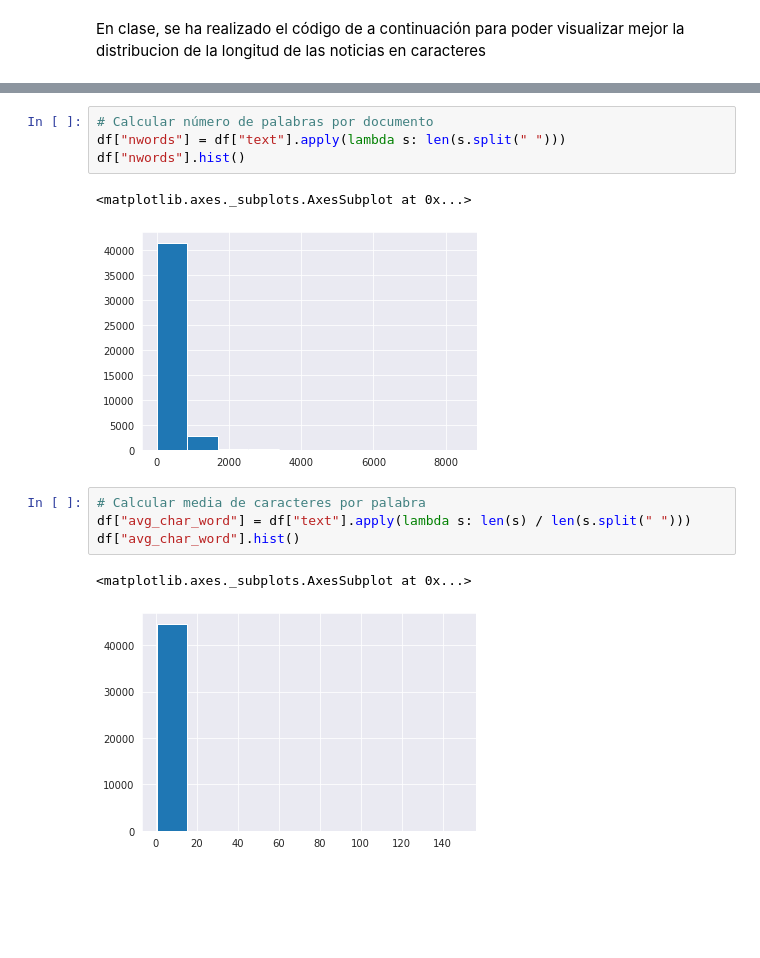
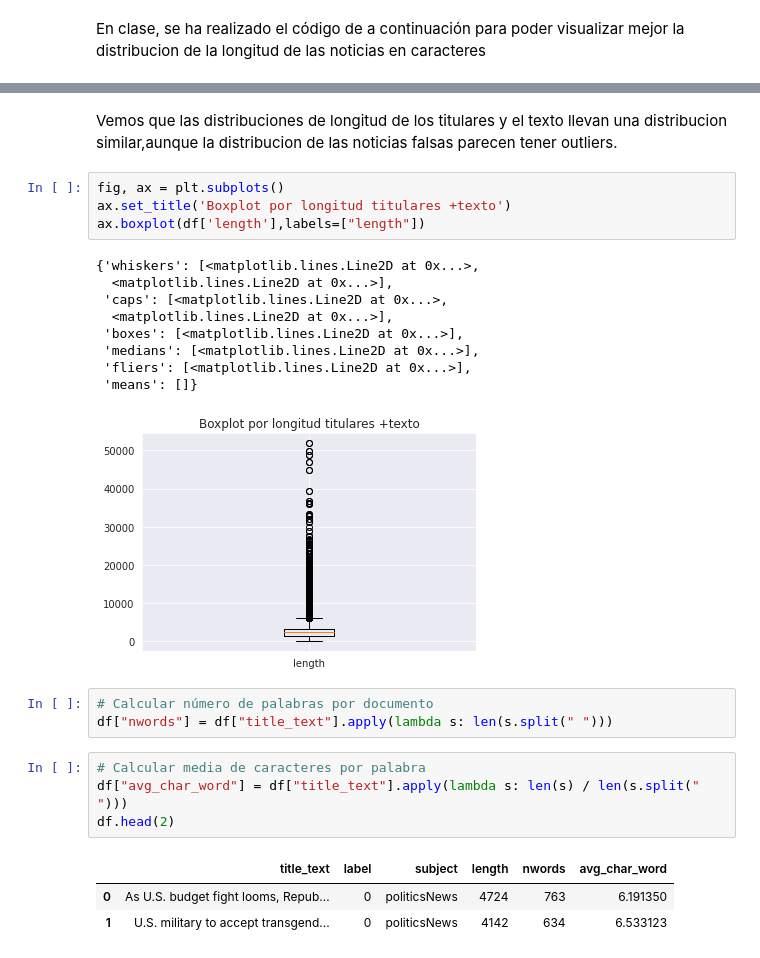
Before and after one commit to esterfb3397/fake-news-project-tfm, a Jupyter notebook: EDA.ipynb, the cells around one changed output, grey strips where cells are left out. Cells and saved outputs as stored; diff of their text form; blank space fills up the shorter version.

```diff
--- a/EDA.ipynb
+++ b/EDA.ipynb
@@ -197,16 +225,29 @@ plt.show()
+# %% [markdown]
+ Vemos que las distribuciones de longitud de los titulares y el texto llevan una distribucion similar,aunque la distribucion de las noticias falsas parecen tener outliers.
+# %%
+fig, ax = plt.subplots()
+ax.set_title('Boxplot por longitud titulares +texto')
+ax.boxplot(df['length'],labels=["length"])
+# %% [output]
+{'whiskers': [<matplotlib.lines.Line2D at 0x...>,
+  <matplotlib.lines.Line2D at 0x...>],
+ 'caps': [<matplotlib.lines.Line2D at 0x...>,
+  <matplotlib.lines.Line2D at 0x...>],
+ 'boxes': [<matplotlib.lines.Line2D at 0x...>],
+ 'medians': [<matplotlib.lines.Line2D at 0x...>],
+ 'fliers': [<matplotlib.lines.Line2D at 0x...>],
+ 'means': []}
+[figure, added]
 # %%
 # Calcular número de palabras por documento
-df["nwords"] = df["text"].apply(lambda s: len(s.split(" ")))
-df["nwords"].hist()
+df["nwords"] = df["title_text"].apply(lambda s: len(s.split(" ")))
-# %% [output]
-<matplotlib.axes._subplots.AxesSubplot at 0x...>
-[figure, removed]
 # %%
 # Calcular media de caracteres por palabra
-df["avg_char_word"] = df["text"].apply(lambda s: len(s) / len(s.split(" ")))
-df["avg_char_word"].hist()
+df["avg_char_word"] = df["title_text"].apply(lambda s: len(s) / len(s.split(" ")))
+df.head(2)
 # %% [output]
-<matplotlib.axes._subplots.AxesSubplot at 0x...>
-[figure, removed]
+|  | title_text | label | subject | length | nwords | avg_char_word |
+| 0 | As U.S. budget fight looms, Repub... | 0 | politicsNews | 4724 | 763 | 6.191350 |
+| 1 | U.S. military to accept transgend... | 0 | politicsNews | 4142 | 634 | 6.533123 |
 # %%
 # Calcular número de palabras distintas
```
Also changed, not shown: parts of 39 cells of this notebook.
